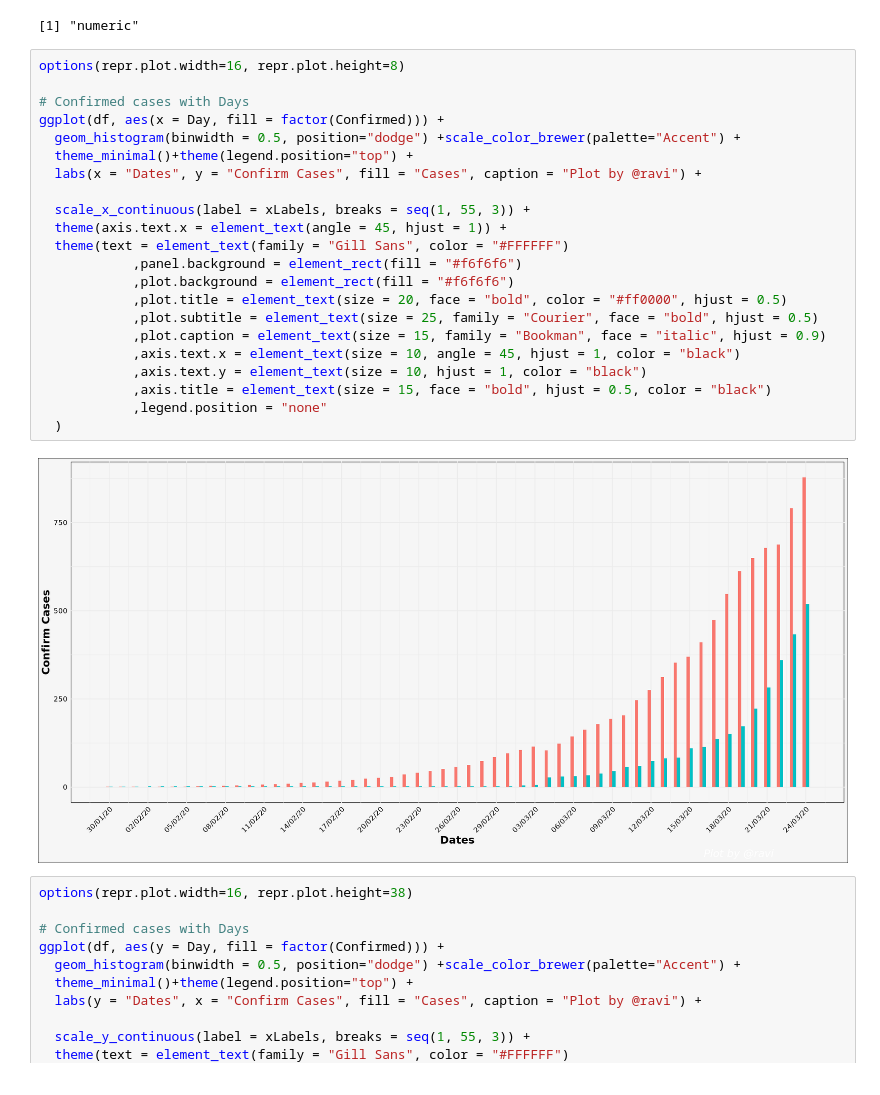
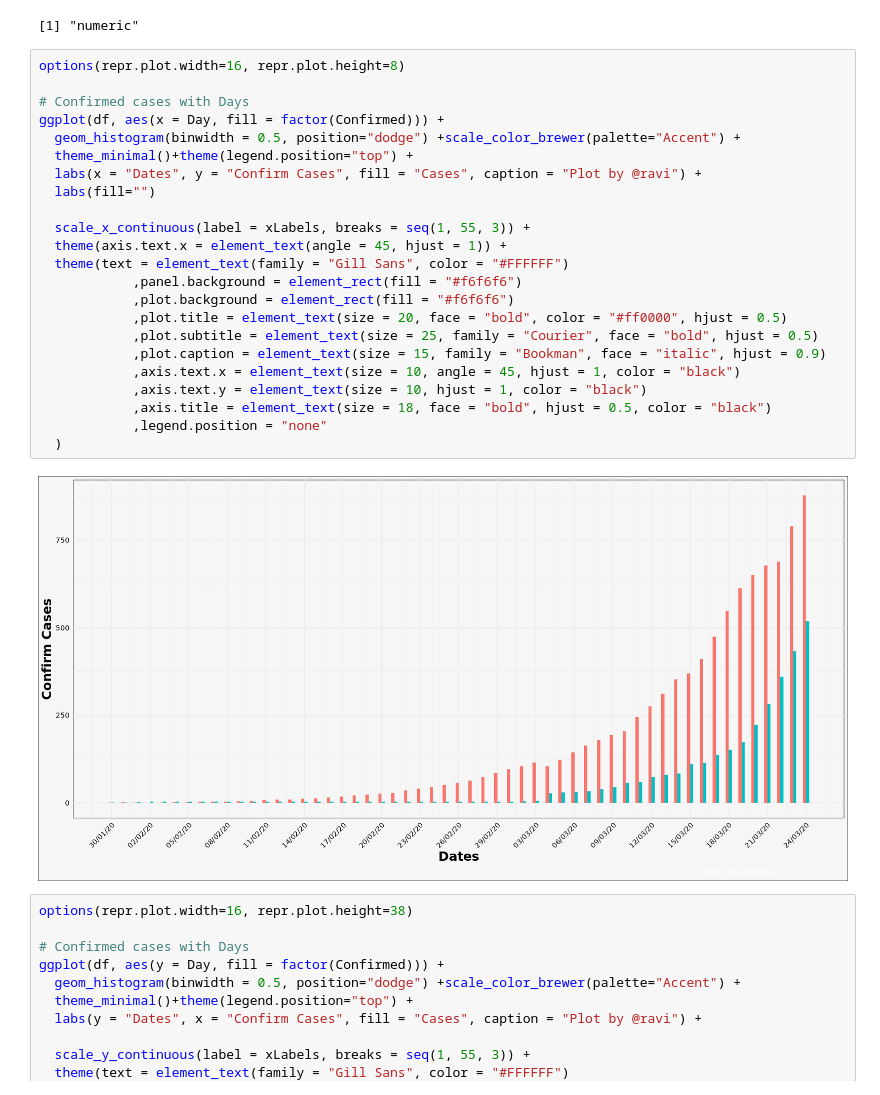
Before and after one commit to ravi-prakash1907/COVID-19-India, a Jupyter notebook: before-lockdown/notebook/Estimate Visualizer.ipynb, the cells around one changed output. Saved outputs shown, nothing was run; the diff lists cells and outputs as text.

```diff
--- a/before-lockdown/notebook/Estimate Visualizer.ipynb
+++ b/before-lockdown/notebook/Estimate Visualizer.ipynb
@@ -172,27 +192,28 @@ class(df$Confirmed)
 # %%
 options(repr.plot.width=16, repr.plot.height=8)
 
 # Confirmed cases with Days
 ggplot(df, aes(x = Day, fill = factor(Confirmed))) +
   geom_histogram(binwidth = 0.5, position="dodge") +scale_color_brewer(palette="Accent") +
   theme_minimal()+theme(legend.position="top") +
   labs(x = "Dates", y = "Confirm Cases", fill = "Cases", caption = "Plot by @ravi") +
+  labs(fill="")
 
   scale_x_continuous(label = xLabels, breaks = seq(1, 55, 3)) +
   theme(axis.text.x = element_text(angle = 45, hjust = 1)) +
   theme(text = element_text(family = "Gill Sans", color = "#FFFFFF")
             ,panel.background = element_rect(fill = "#f6f6f6")
             ,plot.background = element_rect(fill = "#f6f6f6")
             ,plot.title = element_text(size = 20, face = "bold", color = "#ff0000", hjust = 0.5)
             ,plot.subtitle = element_text(size = 25, family = "Courier", face = "bold", hjust = 0.5)
             ,plot.caption = element_text(size = 15, family = "Bookman", face = "italic", hjust = 0.9)
             ,axis.text.x = element_text(size = 10, angle = 45, hjust = 1, color = "black")
             ,axis.text.y = element_text(size = 10, hjust = 1, color = "black")
-            ,axis.title = element_text(size = 15, face = "bold", hjust = 0.5, color = "black")
+            ,axis.title = element_text(size = 18, face = "bold", hjust = 0.5, color = "black")
             ,legend.position = "none"
   )
 # %% [output]
-[figure, old version]
+[figure, new version]
 # %%
 options(repr.plot.width=16, repr.plot.height=38)
 
```
Also changed, not shown: parts of 2 cells of this notebook.
